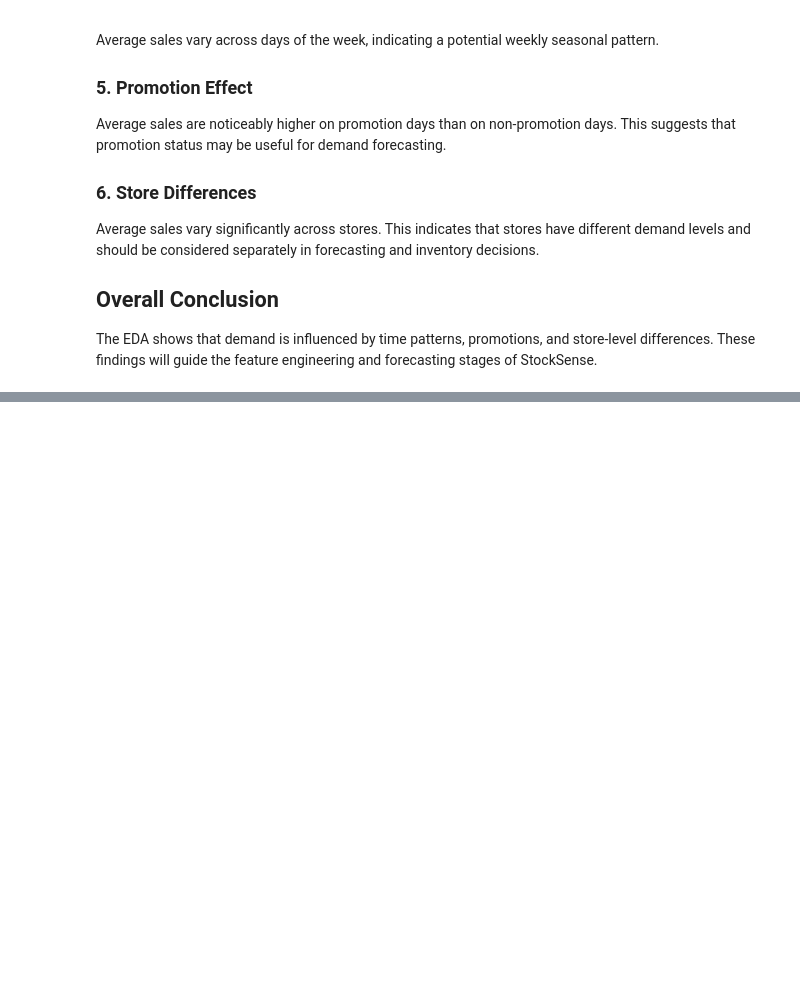
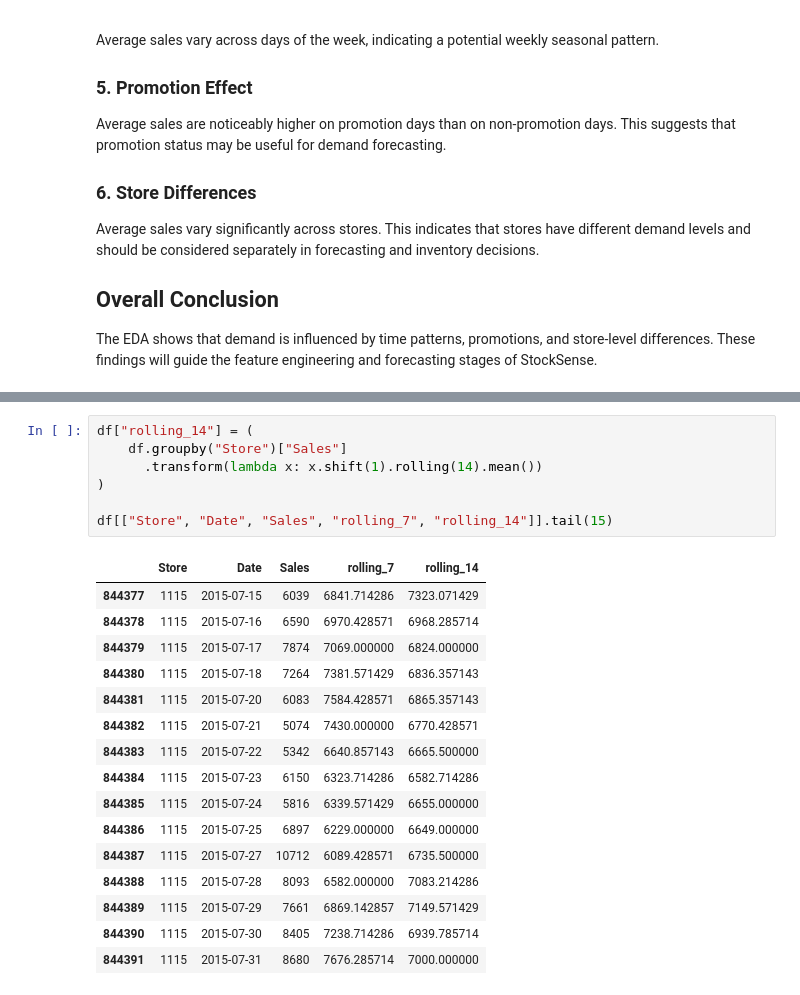
Before and after one commit to shreyaChoudhry/stocksense, a Jupyter notebook: notebooks/02_eda.ipynb, the cells around one changed output, grey strips where cells are left out. Cells and saved outputs as stored; diff of their text form; blank space fills up the shorter version.

```diff
--- a/notebooks/02_eda.ipynb
+++ b/notebooks/02_eda.ipynb
@@ -301,0 +390,24 @@ The EDA shows that demand is influenced by time patterns, promotions, and store-
+# %%
+df["rolling_14"] = (
+    df.groupby("Store")["Sales"]
+      .transform(lambda x: x.shift(1).rolling(14).mean())
+)
+
+df[["Store", "Date", "Sales", "rolling_7", "rolling_14"]].tail(15)
+# %% [output]
+|  | Store | Date | Sales | rolling_7 | rolling_14 |
+| 844377 | 1115 | 2015-07-15 | 6039 | 6841.714286 | 7323.071429 |
+| 844378 | 1115 | 2015-07-16 | 6590 | 6970.428571 | 6968.285714 |
+| 844379 | 1115 | 2015-07-17 | 7874 | 7069.000000 | 6824.000000 |
+| 844380 | 1115 | 2015-07-18 | 7264 | 7381.571429 | 6836.357143 |
+| 844381 | 1115 | 2015-07-20 | 6083 | 7584.428571 | 6865.357143 |
+| 844382 | 1115 | 2015-07-21 | 5074 | 7430.000000 | 6770.428571 |
+| 844383 | 1115 | 2015-07-22 | 5342 | 6640.857143 | 6665.500000 |
+| 844384 | 1115 | 2015-07-23 | 6150 | 6323.714286 | 6582.714286 |
+| 844385 | 1115 | 2015-07-24 | 5816 | 6339.571429 | 6655.000000 |
+| 844386 | 1115 | 2015-07-25 | 6897 | 6229.000000 | 6649.000000 |
+| 844387 | 1115 | 2015-07-27 | 10712 | 6089.428571 | 6735.500000 |
+| 844388 | 1115 | 2015-07-28 | 8093 | 6582.000000 | 7083.214286 |
+| 844389 | 1115 | 2015-07-29 | 7661 | 6869.142857 | 7149.571429 |
+| 844390 | 1115 | 2015-07-30 | 8405 | 7238.714286 | 6939.785714 |
+| 844391 | 1115 | 2015-07-31 | 8680 | 7676.285714 | 7000.000000 |
```
Also changed, not shown: parts of 11 cells of this notebook, 1 other file.
